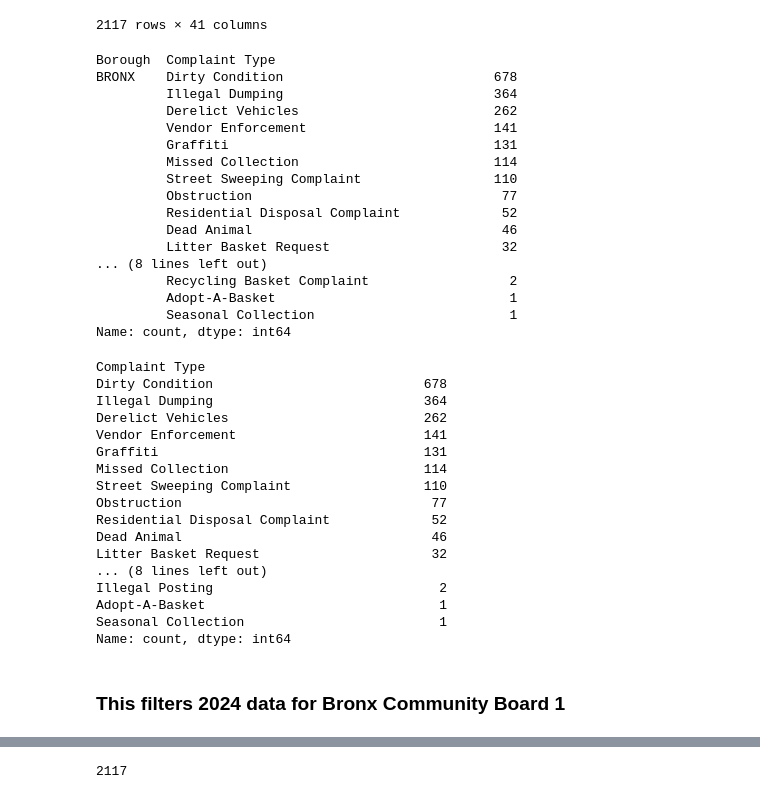
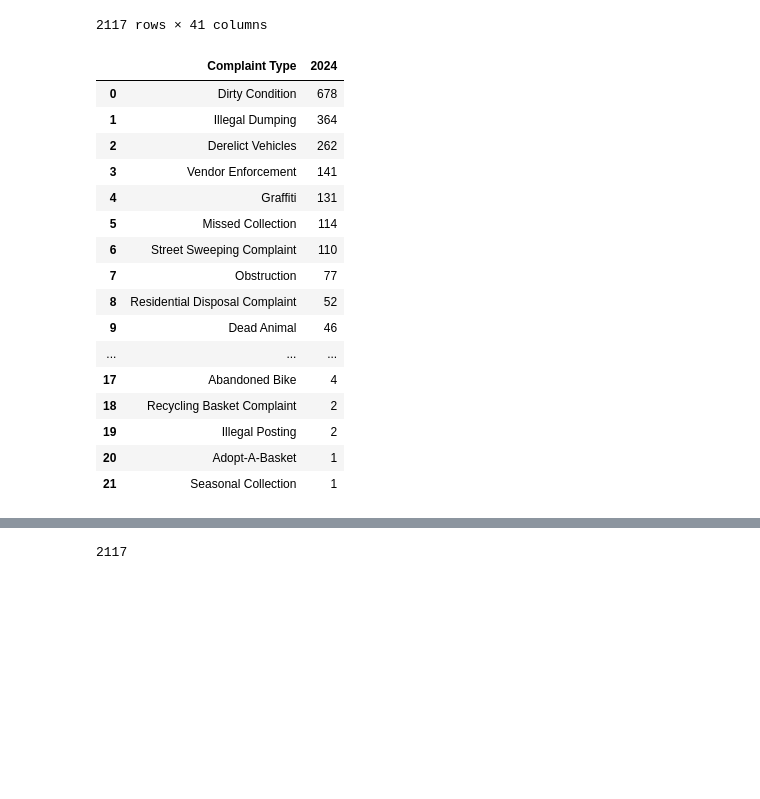
Before and after one commit to cmgsalazar/dsny-bronx-cb1, a Jupyter notebook: analysis-311_service_requests.ipynb, the cells around one changed output, grey strips where cells are left out. Saved outputs shown, nothing was run; the diff lists cells and outputs as text; code cells hidden in the pictures; blank space fills up the shorter version.

Commit message:
Updated data

```diff
--- a/analysis-311_service_requests.ipynb
+++ b/analysis-311_service_requests.ipynb
@@ -98,45 +98,25 @@ df_2024
 | 2115 | 59898149 | 01/01/2024 03:07:38 PM | 01/13/2024 09:41:00 AM | DSNY | Department of Sanitation | Illegal Dumping | Removal Request | ... |
 | 2116 | 59895571 | 01/01/2024 09:38:18 AM | 01/13/2024 09:40:59 AM | DSNY | Department of Sanitation | Illegal Dumping | Removal Request | ... |
 2117 rows × 41 columns
-# %%
-df_2024.groupby("Borough")["Complaint Type"].value_counts()
-# %% [output]
-Borough  Complaint Type
-BRONX    Dirty Condition                           678
-         Illegal Dumping                           364
-         Derelict Vehicles                         262
-         Vendor Enforcement                        141
-         Graffiti                                  131
-         Missed Collection                         114
-         Street Sweeping Complaint                 110
-         Obstruction                                77
-         Residential Disposal Complaint             52
-         Dead Animal                                46
-         Litter Basket Request                      32
-... (8 lines left out)
-         Recycling Basket Complaint                  2
-         Adopt-A-Basket                              1
-         Seasonal Collection                         1
-Name: count, dtype: int64
 # %%
-df_2024["Complaint Type"].value_counts()
+bx1_2024 = df_2024["Complaint Type"].value_counts().reset_index()
+bx1_2024.columns = ["Complaint Type", "2024"]
+bx1_2024
 # %% [output]
-Complaint Type
-Dirty Condition                           678
-Illegal Dumping                           364
-Derelict Vehicles                         262
-Vendor Enforcement                        141
-Graffiti                                  131
-Missed Collection                         114
-Street Sweeping Complaint                 110
-Obstruction                                77
-Residential Disposal Complaint             52
-Dead Animal                                46
-Litter Basket Request                      32
-... (8 lines left out)
-Illegal Posting                             2
-Adopt-A-Basket                              1
-Seasonal Collection                         1
-Name: count, dtype: int64
+|  | Complaint Type | 2024 |
+| 0 | Dirty Condition | 678 |
+| 1 | Illegal Dumping | 364 |
+| 2 | Derelict Vehicles | 262 |
+| 3 | Vendor Enforcement | 141 |
+| 4 | Graffiti | 131 |
+| 5 | Missed Collection | 114 |
+| 6 | Street Sweeping Complaint | 110 |
+| 7 | Obstruction | 77 |
+| 8 | Residential Disposal Complaint | 52 |
+| 9 | Dead Animal | 46 |
+| ... | ... | ... |
+| 17 | Abandoned Bike | 4 |
+| 18 | Recycling Basket Complaint | 2 |
+| 19 | Illegal Posting | 2 |
+| 20 | Adopt-A-Basket | 1 |
+| 21 | Seasonal Collection | 1 |
-# %% [markdown]
-### This filters 2024 data for Bronx Community Board 1
```
Also changed, not shown: parts of 17 cells of this notebook.
